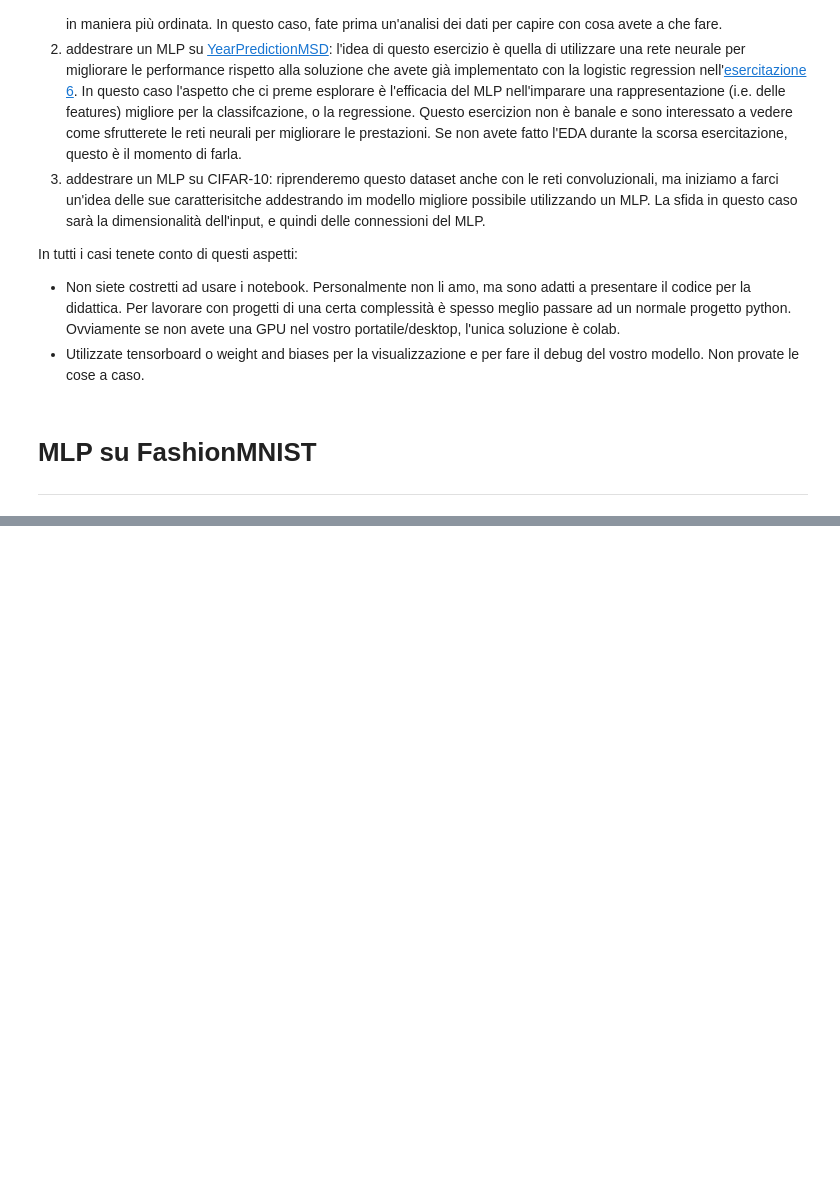
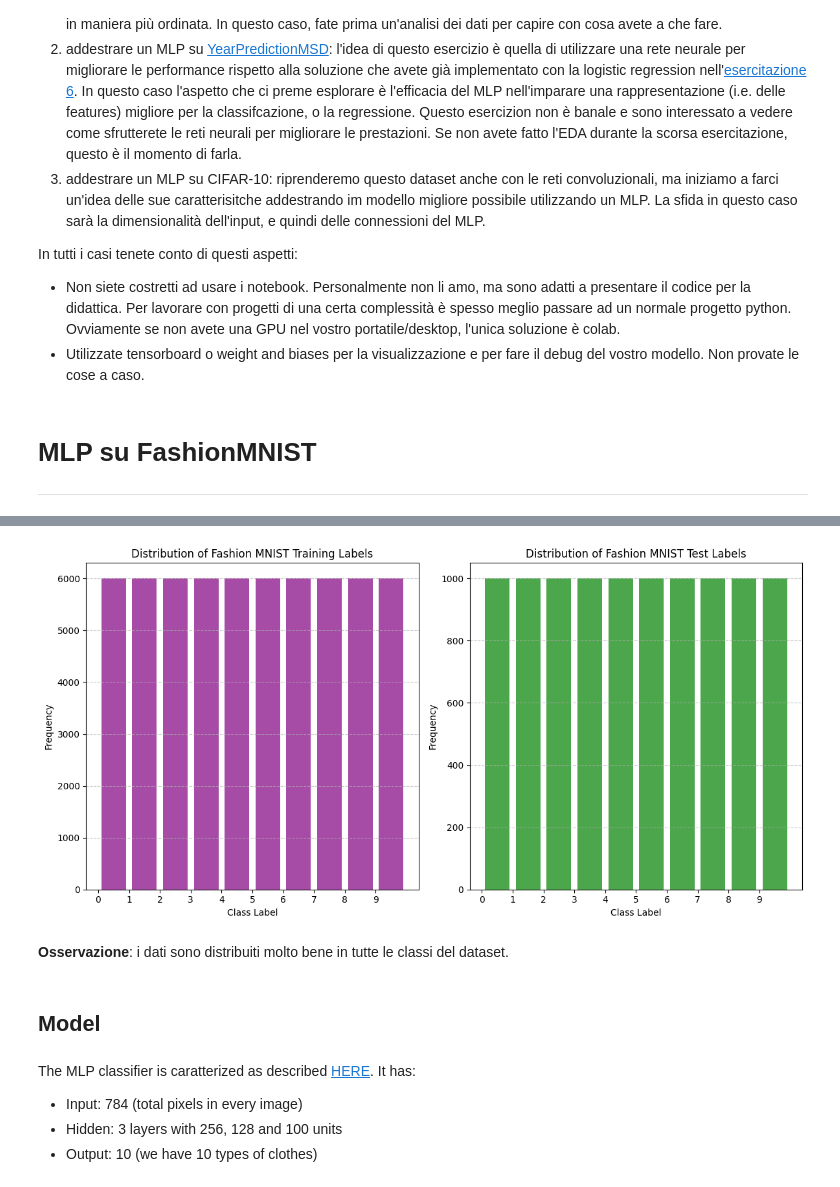
Before and after one commit to timpdotd/LabIAGI_1950722, a Jupyter notebook: Esercitazione_7/MLP_FashionMNIST_1950722.ipynb, the cells around one changed output, grey strips where cells are left out. Saved outputs shown, nothing was run; the diff lists cells and outputs as text; code cells hidden in the pictures; blank space fills up the shorter version.

```diff
--- a/Esercitazione_7/MLP_FashionMNIST_1950722.ipynb
+++ b/Esercitazione_7/MLP_FashionMNIST_1950722.ipynb
@@ -75,0 +113,4 @@ transform = transforms.Compose([
+# %%
+test_set = datasets.FashionMNIST(root='./data', train=False, download=False, transform=transform)
+test_loader = DataLoader(test_set, batch_size=64, shuffle=False)
+test_set
@@ -75,0 +198,39 @@ transform = transforms.Compose([
+# %%
+train_labels = train_set.targets
+test_labels = test_set.targets
+
+# Plot histograms
+plt.figure(figsize=(12, 6))
+
+# Plot histogram for training set
+plt.subplot(1, 2, 1)
+plt.hist(train_labels, bins=range(11), rwidth=0.8, alpha=0.7, color='purple')
+plt.title('Distribution of Fashion MNIST Training Labels')
+plt.xlabel('Class Label')
+plt.ylabel('Frequency')
+plt.xticks(range(10))
+plt.grid(axis='y', linestyle='--', alpha=0.7)
+
+# Plot histogram for test set
+plt.subplot(1, 2, 2)
+plt.hist(test_labels, bins=range(11), rwidth=0.8, alpha=0.7, color='green')
+plt.title('Distribution of Fashion MNIST Test Labels')
+plt.xlabel('Class Label')
+plt.ylabel('Frequency')
+plt.xticks(range(10))
+plt.grid(axis='y', linestyle='--', alpha=0.7)
+
+# Adjust layout
+plt.tight_layout()
+plt.show()
+# %% [output]
+[figure, added]
+# %% [markdown]
+**Osservazione**: i dati sono distribuiti molto bene in tutte le classi del dataset.
+# %% [markdown]
+## Model
+# %% [markdown]
+The MLP classifier is caratterized as described [HERE](http://fashion-mnist.s3-website.eu-central-1.amazonaws.com). It has:
+* Input: 784 (total pixels in every image)
+* Hidden: 3 layers with 256, 128 and 100 units
+* Output: 10 (we have 10 types of clothes)
```
Also changed, not shown: parts of 28 cells of this notebook.
